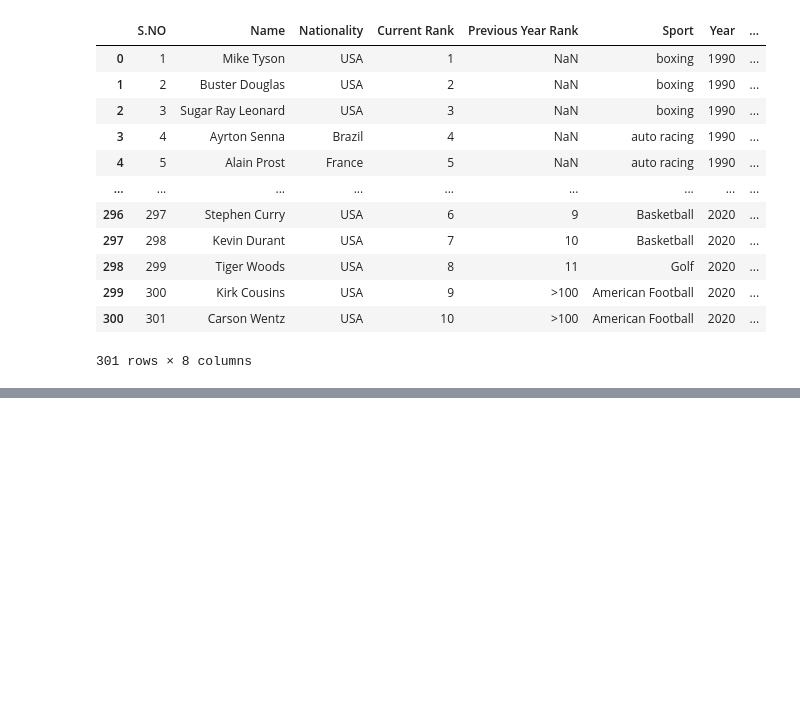
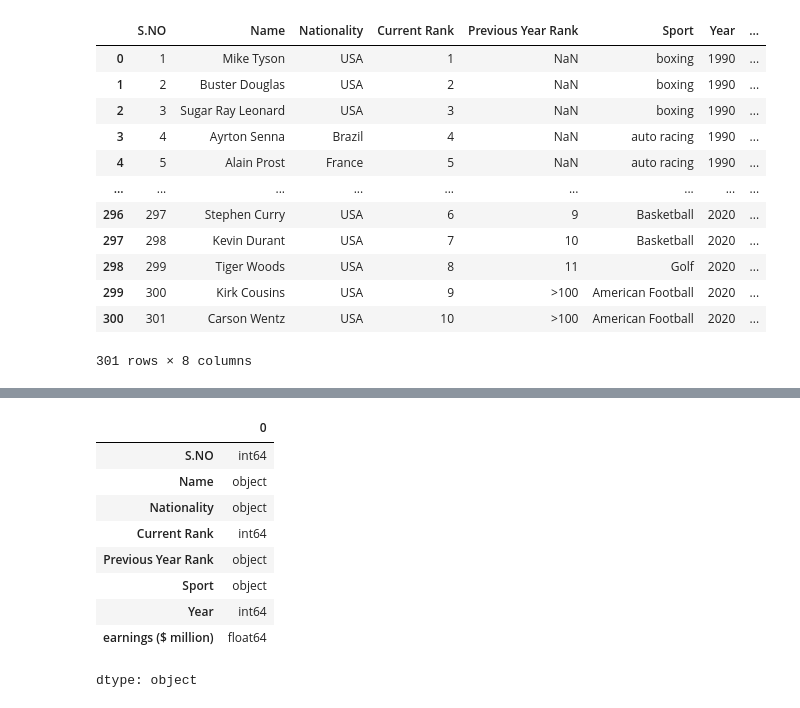
Before and after one commit to Catal2s/PREPROCESAMIENTO-DE-DATOS_001D-2026, a Jupyter notebook: PDD_Actividad_1.ipynb, the cells around one changed output, grey strips where cells are left out. Saved outputs shown, nothing was run; the diff lists cells and outputs as text; code cells hidden in the pictures; blank space fills up the shorter version.

```diff
--- a/PDD_Actividad_1.ipynb
+++ b/PDD_Actividad_1.ipynb
@@ -36,0 +38,17 @@ A.describe()
+# %%
+#Ver el tipo de dato de cada columna.
+#object = texto
+#int64 = números enteros
+#float = números decimales
+df.dtypes
+# %% [output]
+|  | 0 |
+| S.NO | int64 |
+| Name | object |
+| Nationality | object |
+| Current Rank | int64 |
+| Previous Year Rank | object |
+| Sport | object |
+| Year | int64 |
+| earnings ($ million) | float64 |
+dtype: object
```
Also changed, not shown: parts of 7 cells of this notebook.
